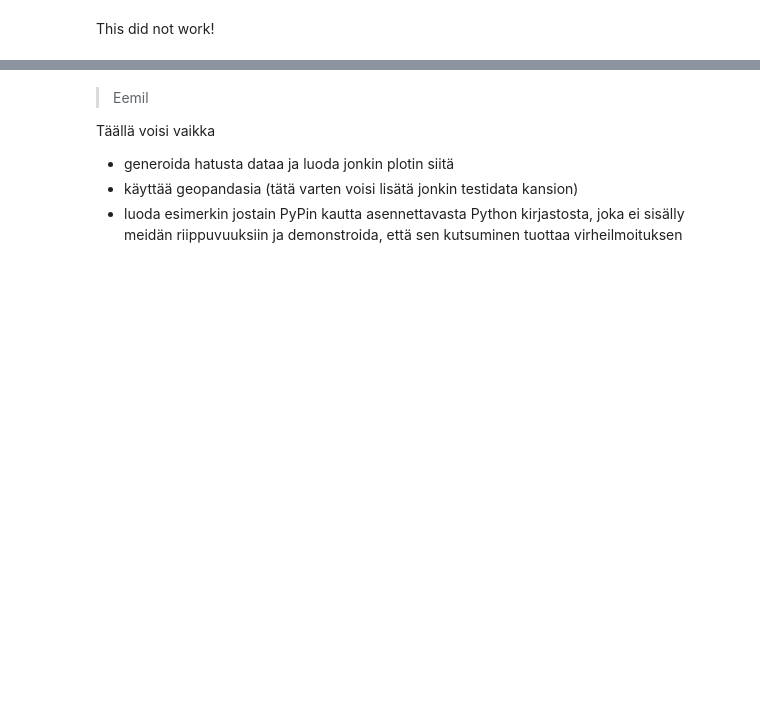
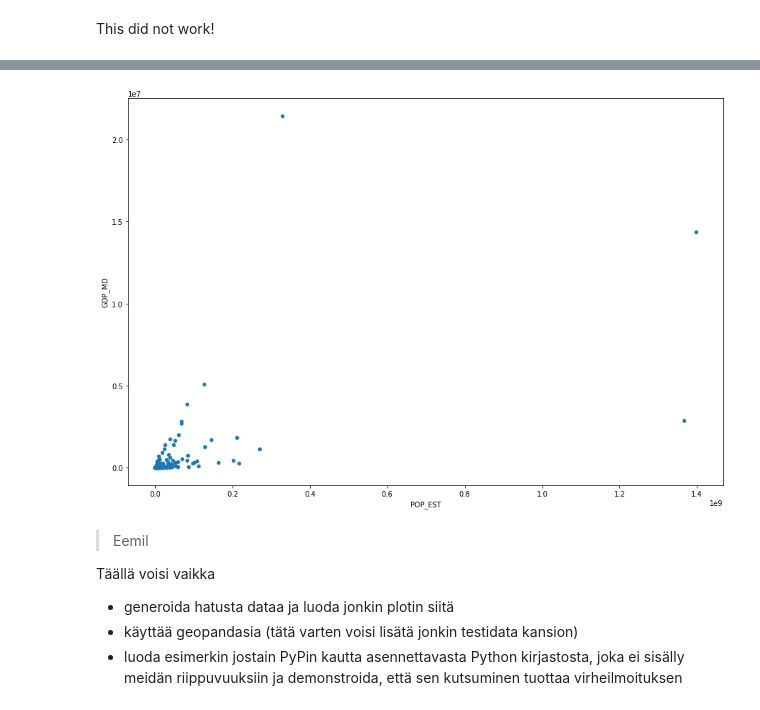
Before and after one commit to GispoCoding/eis_toolkit, a Jupyter notebook: notebooks/testing-nb.ipynb, the cells around one changed output, grey strips where cells are left out. Saved outputs shown, nothing was run; the diff lists cells and outputs as text; code cells hidden in the pictures; blank space fills up the shorter version.

```diff
--- a/notebooks/testing-nb.ipynb
+++ b/notebooks/testing-nb.ipynb
@@ -72,3 +98,20 @@ This did not work!
+# %%
+import geopandas as gpd
+
+world = gpd.read_file("./example_data/shp/naturalearth/")
+# %%
+def scatter(df, x, y):
+
+    fig, ax = plt.subplots(figsize=(15, 10))
+    df.plot(ax=ax, x=x, y=y, kind="scatter")
+# %%
+scatter(
+    df=world,
+    x="POP_EST",
+    y="GDP_MD",
+)
+# %% [output]
+[figure, added]
 # %% [markdown]
 > Eemil
 
```
Also changed, not shown: parts of 8 cells of this notebook, 5 other files.
